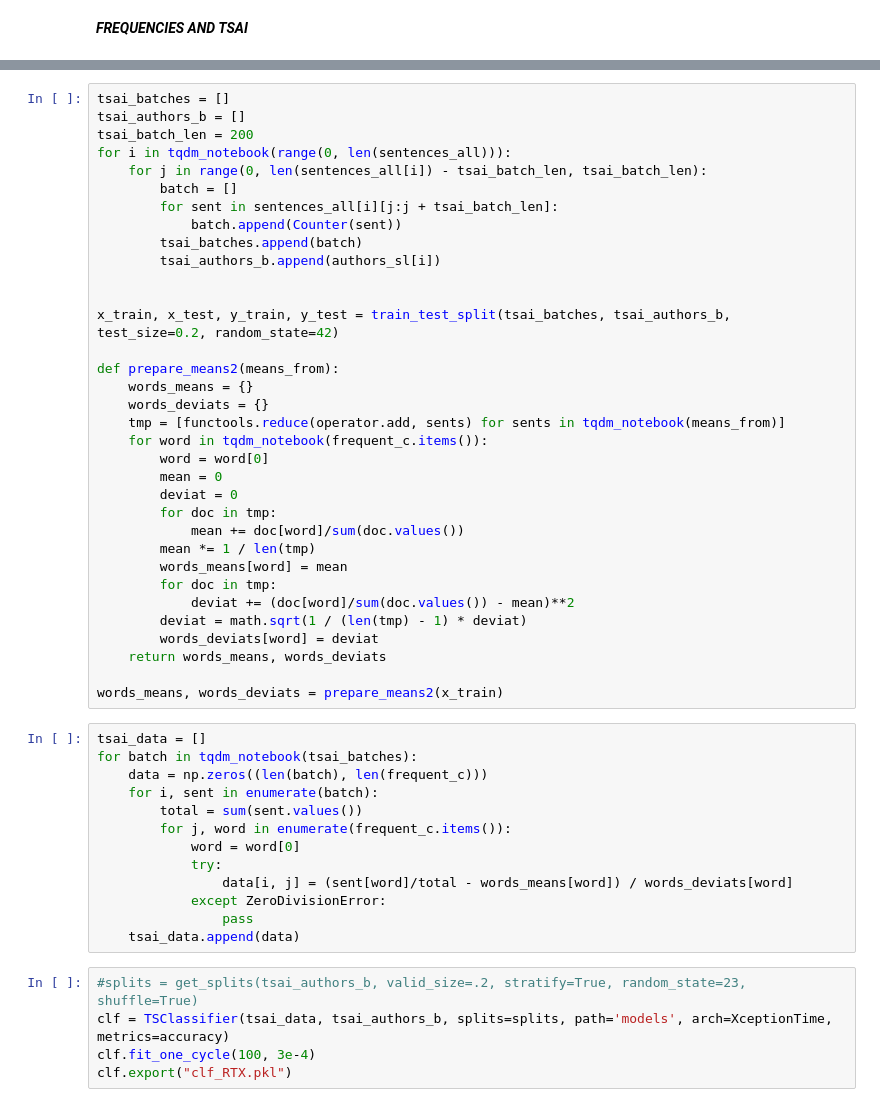
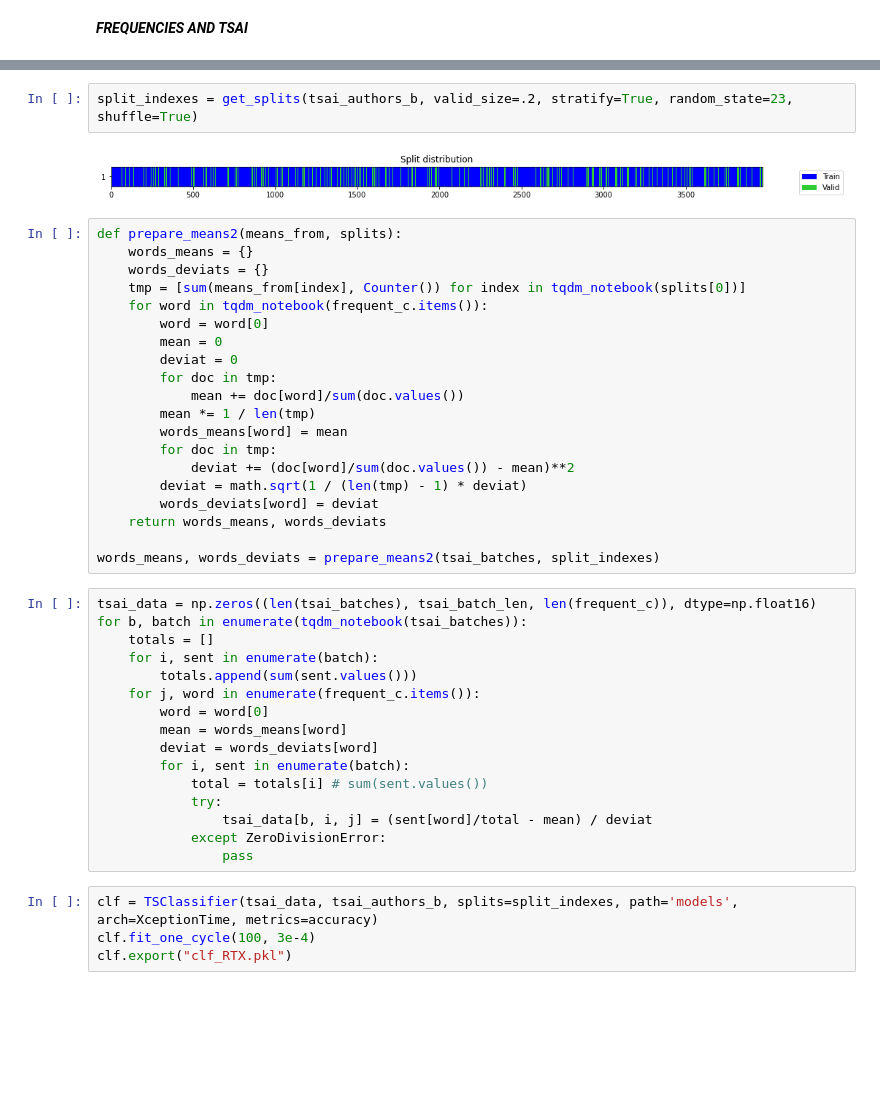
Before and after one commit to malgorzatagwinner/text_classification, a Jupyter notebook: frequencies.ipynb, the cells around one changed output, grey strips where cells are left out. Cells and saved outputs as stored; diff of their text form; blank space fills up the shorter version.

Commit message:
Fixed splits

```diff
--- a/frequencies.ipynb
+++ b/frequencies.ipynb
@@ -251,22 +246,12 @@ train_z_corp, test_z_corp = None, None
+# %%
+split_indexes = get_splits(tsai_authors_b, valid_size=.2, stratify=True, random_state=23, shuffle=True)
+# %% [output]
+[figure, added]
 # %%
-tsai_batches = []
-tsai_authors_b = []
-tsai_batch_len = 200
-for i in tqdm_notebook(range(0, len(sentences_all))):
-    for j in range(0, len(sentences_all[i]) - tsai_batch_len, tsai_batch_len):
-        batch = []
-        for sent in sentences_all[i][j:j + tsai_batch_len]:
-            batch.append(Counter(sent))
-        tsai_batches.append(batch)
-        tsai_authors_b.append(authors_sl[i])
-
-
-x_train, x_test, y_train, y_test = train_test_split(tsai_batches, tsai_authors_b, test_size=0.2, random_state=42)
-
-def prepare_means2(means_from):
+def prepare_means2(means_from, splits):
     words_means = {}
     words_deviats = {}
-    tmp = [functools.reduce(operator.add, sents) for sents in tqdm_notebook(means_from)]
+    tmp = [sum(means_from[index], Counter()) for index in tqdm_notebook(splits[0])]
     for word in tqdm_notebook(frequent_c.items()):
         word = word[0]
         mean = 0
@@ -281,22 +266,24 @@ def prepare_means2(means_from):
         words_deviats[word] = deviat
     return words_means, words_deviats
 
-words_means, words_deviats = prepare_means2(x_train)
+words_means, words_deviats = prepare_means2(tsai_batches, split_indexes)
 # %%
-tsai_data = []
-for batch in tqdm_notebook(tsai_batches):
-    data = np.zeros((len(batch), len(frequent_c)))
+tsai_data = np.zeros((len(tsai_batches), tsai_batch_len, len(frequent_c)), dtype=np.float16)
+for b, batch in enumerate(tqdm_notebook(tsai_batches)):
+    totals = []
     for i, sent in enumerate(batch):
-        total = sum(sent.values())
-        for j, word in enumerate(frequent_c.items()):
-            word = word[0]
+        totals.append(sum(sent.values()))
+    for j, word in enumerate(frequent_c.items()):
+        word = word[0]
+        mean = words_means[word]
+        deviat = words_deviats[word]
+        for i, sent in enumerate(batch):
+            total = totals[i] # sum(sent.values())
             try:
-                data[i, j] = (sent[word]/total - words_means[word]) / words_deviats[word]
+                tsai_data[b, i, j] = (sent[word]/total - mean) / deviat
             except ZeroDivisionError:
                 pass
-    tsai_data.append(data)
 # %%
-#splits = get_splits(tsai_authors_b, valid_size=.2, stratify=True, random_state=23, shuffle=True)
-clf = TSClassifier(tsai_data, tsai_authors_b, splits=splits, path='models', arch=XceptionTime, metrics=accuracy)
+clf = TSClassifier(tsai_data, tsai_authors_b, splits=split_indexes, path='models', arch=XceptionTime, metrics=accuracy)
 clf.fit_one_cycle(100, 3e-4)
 clf.export("clf_RTX.pkl")
```
Also changed, not shown: parts of 3 cells of this notebook.
